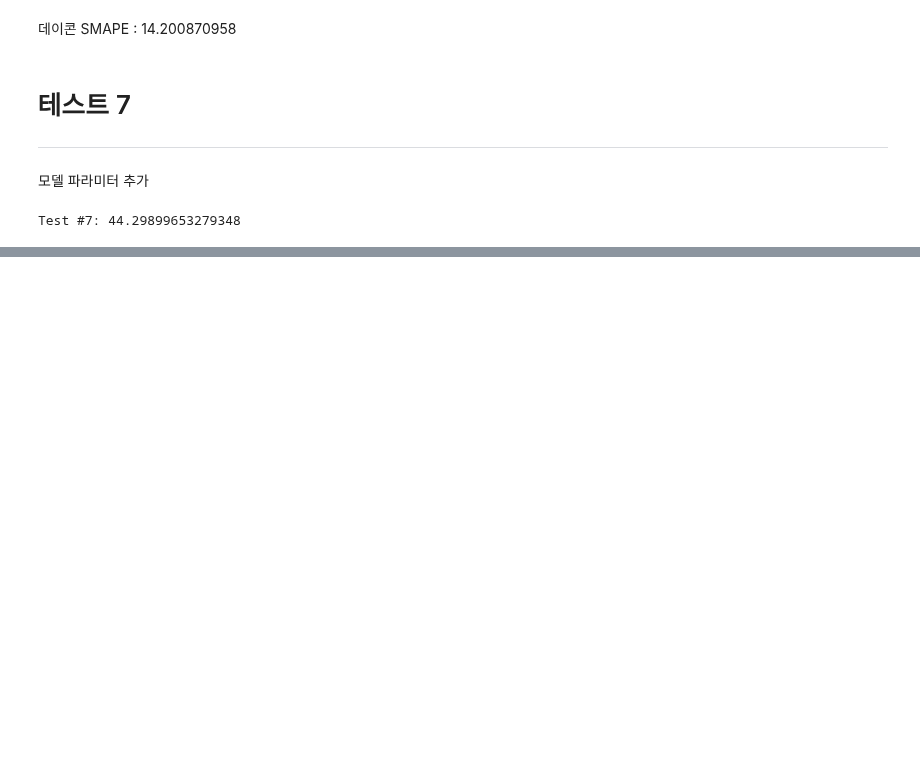
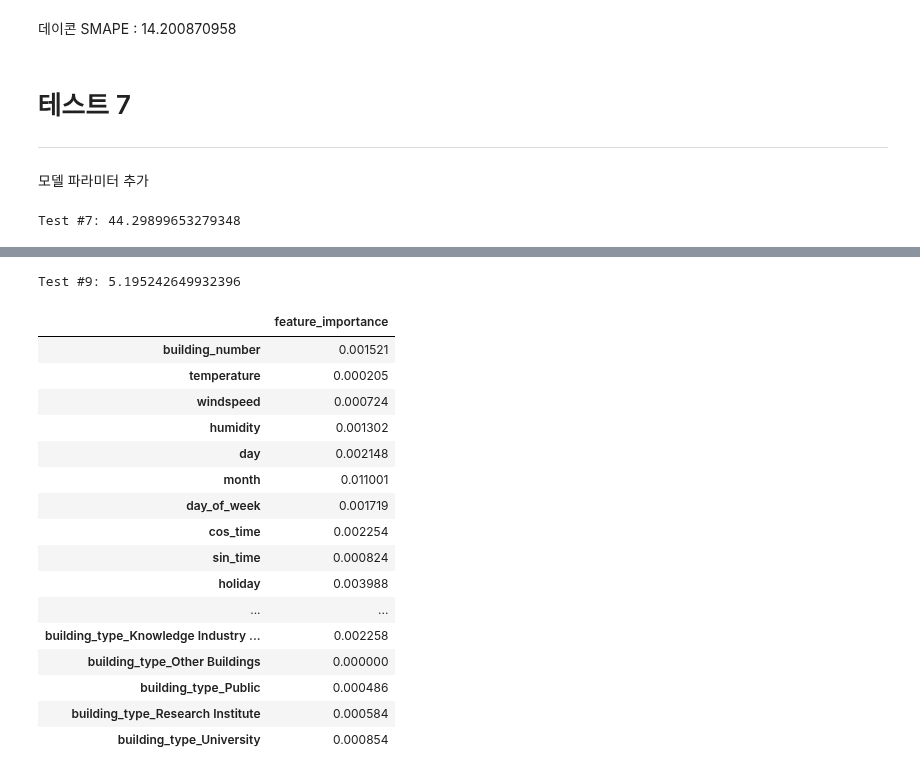
Before and after one commit to 2023dacon/Power-usage-Prediction, a Jupyter notebook: Modeling/XGB.ipynb, the cells around one changed output, grey strips where cells are left out. Saved outputs shown, nothing was run; the diff lists cells and outputs as text; code cells hidden in the pictures; blank space fills up the shorter version.

```diff
--- a/Modeling/XGB.ipynb
+++ b/Modeling/XGB.ipynb
@@ -588,0 +682,57 @@ Test #7: 44.29899653279348
+# %%
+train_9 = train
+test_9 = test
+
+# 카테고리 컬럼 설정
+train_9[['building_type']] = train_9[[ 'building_type']].astype('category')
+
+train_9 = pd.get_dummies(train_9, columns = ['building_type'])
+
+# 특성과 라벨 분리
+X_train_9 = train_9.drop(columns = ['power_consumption'])
+y_train_9 = train_9['power_consumption']
+# %%
+# 데이터 정규화
+scaler = StandardScaler()
+X_train_scaled_9 = scaler.fit_transform(X_train_9)
+
+# 데이터 분할
+y_train_split_9, y_test_9, X_train_scaled_9, X_test_9 = temporal_train_test_split(X = X_train_scaled_9,y =  y_train_9, test_size = 168)
+
+# XGBoost 모델 생성
+xgb_model_9 = XGBRegressor(objective='reg:squarederror', random_state=42)
+
+
+def smape(true, pred):
+    v = 2 * abs(pred - true) / (abs(pred) + abs(true))
+    output = np.mean(v) * 100
+    return output
+
+xgb_model_9.fit(X_train_scaled_9, y_train_split_9)
+
+y_pred_9 = xgb_model_9.predict(X_test_9)
+print(f"Test #9: {smape(y_test_9, y_pred_9)}")
+# %% [output]
+Test #9: 5.195242649932396
+# %%
+feature_importance = pd.DataFrame(xgb_model_9.feature_importances_.reshape((1, -1)), columns=X_train_9.columns, index=['feature_importance'])
+feature_importance = feature_importance.transpose()
+feature_importance
+# %% [output]
+|  | feature_importance |
+| building_number | 0.001521 |
+| temperature | 0.000205 |
+| windspeed | 0.000724 |
+| humidity | 0.001302 |
+| day | 0.002148 |
+| month | 0.011001 |
+| day_of_week | 0.001719 |
+| cos_time | 0.002254 |
+| sin_time | 0.000824 |
+| holiday | 0.003988 |
+| ... | ... |
+| building_type_Knowledge Industry ... | 0.002258 |
+| building_type_Other Buildings | 0.000000 |
+| building_type_Public | 0.000486 |
+| building_type_Research Institute | 0.000584 |
+| building_type_University | 0.000854 |
```
Also changed, not shown: parts of 12 cells of this notebook, 1 other file.
